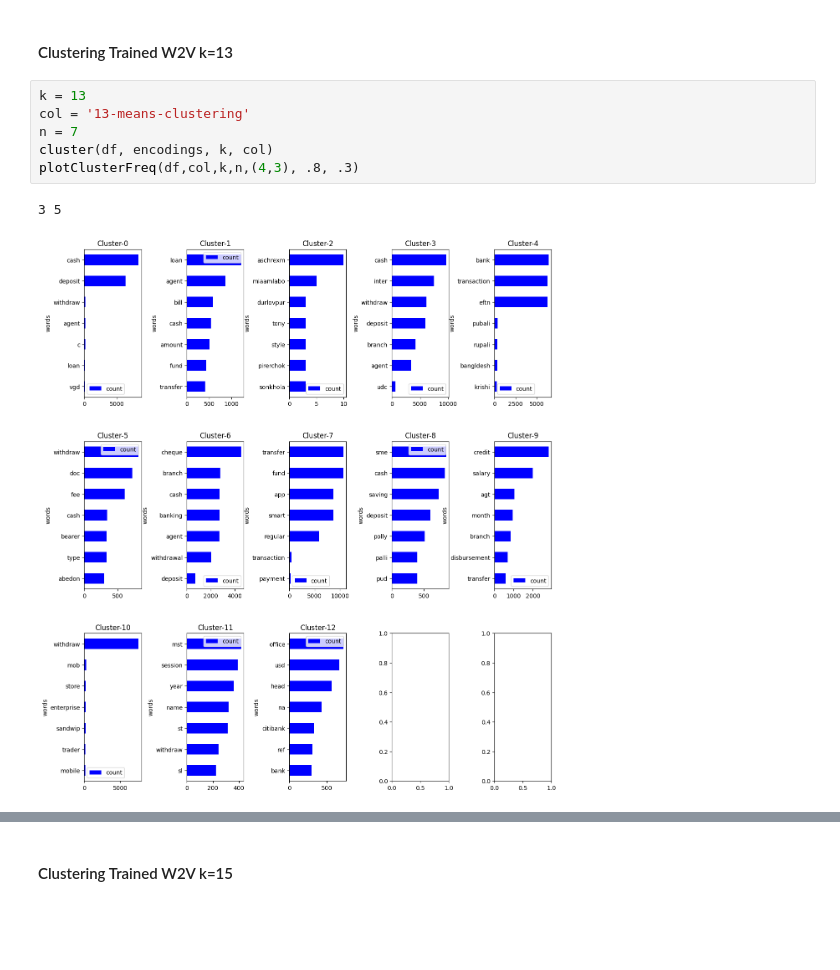
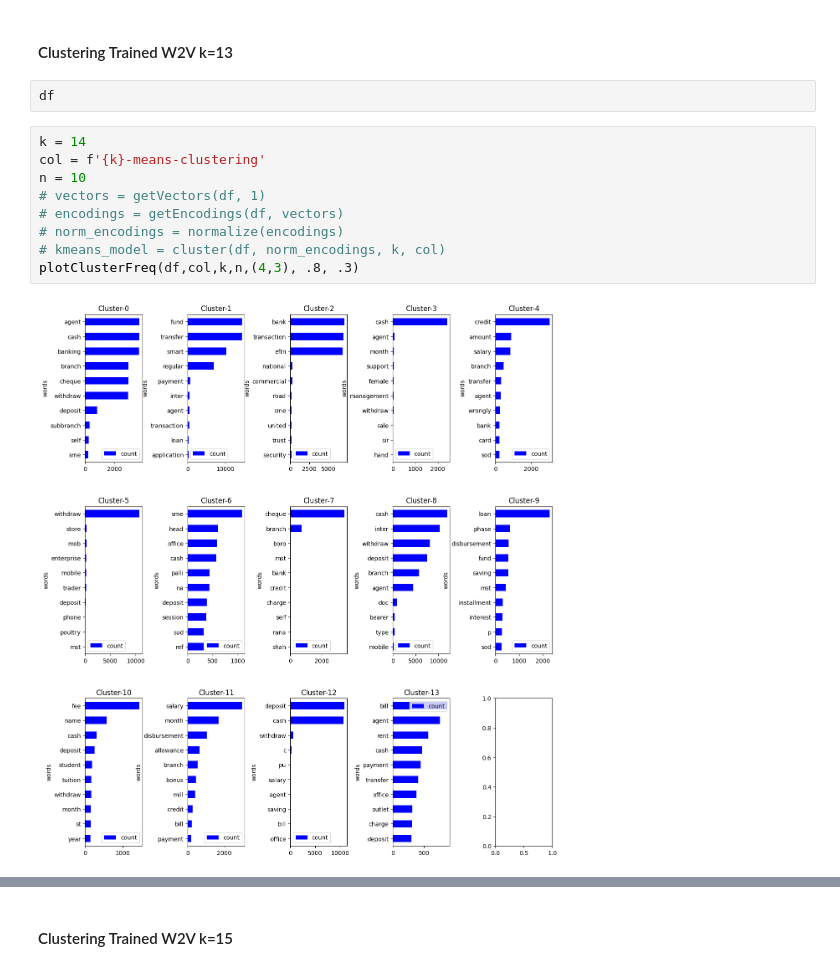
Before and after one commit to abdur-rafi/transaction-clustering, a Jupyter notebook: narration_clustering.ipynb, the cells around one changed output, grey strips where cells are left out. Drawn from its saved outputs; the diff is of its cells as text; blank space fills up the shorter version.

```diff
--- a/narration_clustering.ipynb
+++ b/narration_clustering.ipynb
@@ -500,12 +467,16 @@ plotClusterFreq(df,col,k,8,(4,3), .8, .3)
 [figure]
 # %% [markdown]
 #### Clustering Trained W2V k=13
+# %%
+df
 # %%
-k = 13
-col = '13-means-clustering'
-n = 7
-cluster(df, encodings, k, col)
+k = 14
+col = f'{k}-means-clustering'
+n = 10
+# vectors = getVectors(df, 1)
+# encodings = getEncodings(df, vectors)
+# norm_encodings = normalize(encodings)
+# kmeans_model = cluster(df, norm_encodings, k, col)
 plotClusterFreq(df,col,k,n,(4,3), .8, .3)
 # %% [output]
-3 5
-[figure, old version]
+[figure, new version]
```
Also changed, not shown: parts of 67 cells of this notebook.
